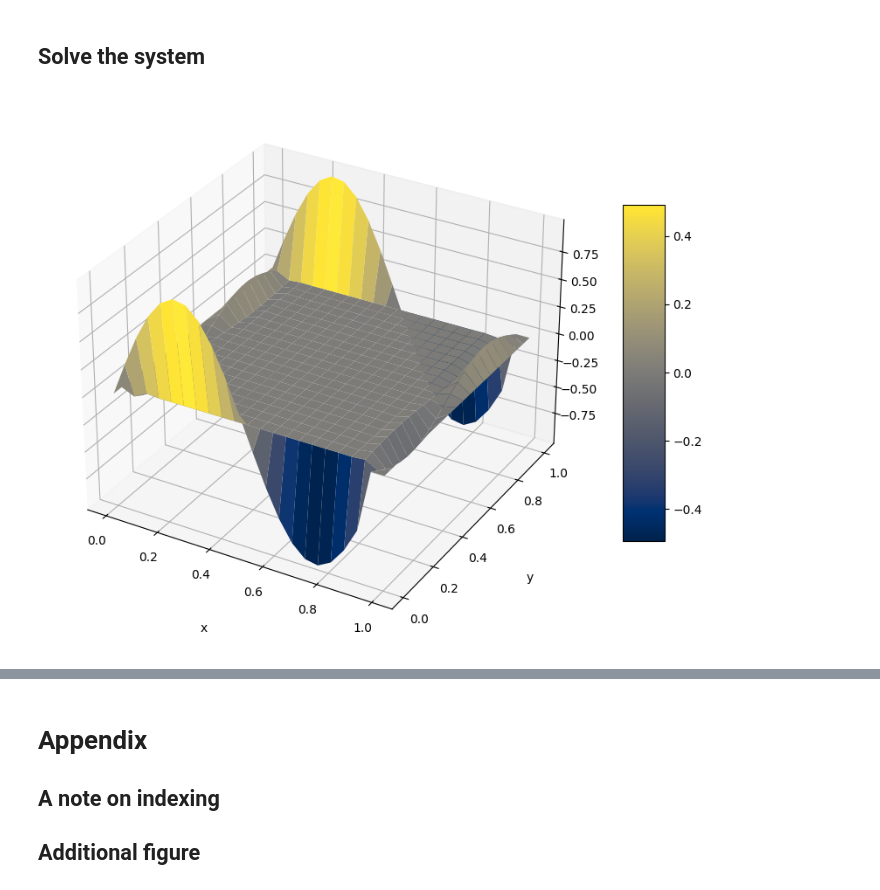
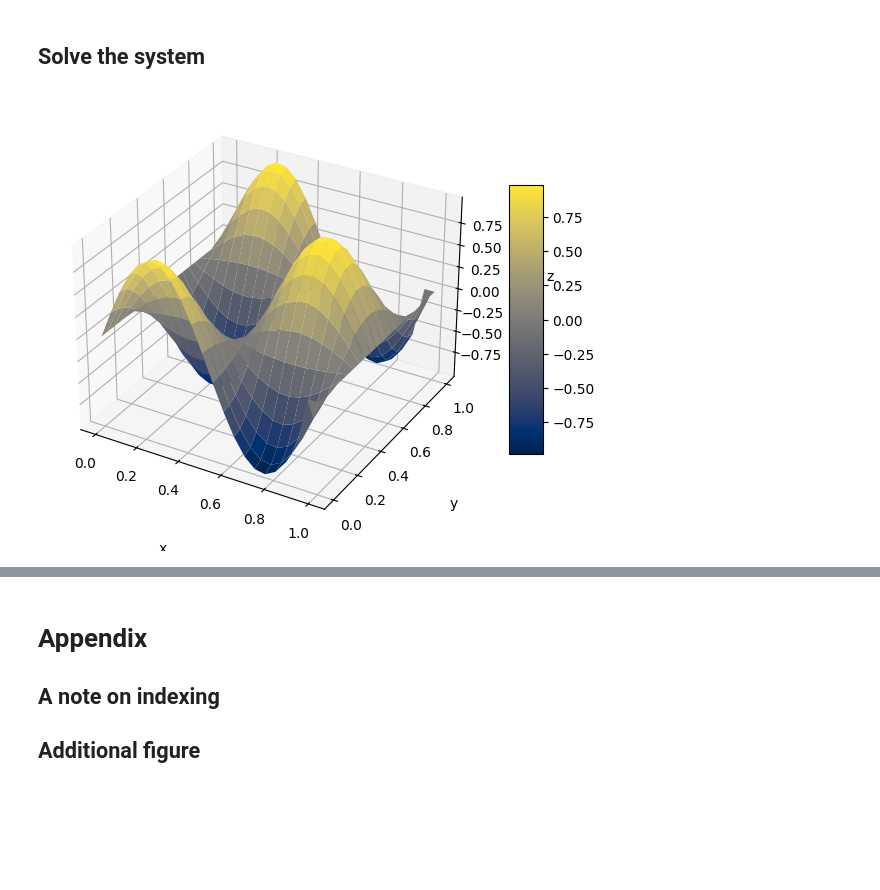
Before and after one commit to GabeXxX/NAPDE-Coursework, a Jupyter notebook: Finite difference and Poisson equation.ipynb, the cells around one changed output, grey strips where cells are left out. Drawn from its saved outputs; the diff is of its cells as text; code cells hidden in the pictures; blank space fills up the shorter version.

Commit message:
fd solver implemented

```diff
--- a/Finite difference and Poisson equation.ipynb
+++ b/Finite difference and Poisson equation.ipynb
@@ -359,10 +369,10 @@ plt.show()
 ## Implement the finite difference solver
 # %%
 # Compute A
-def compute_A(h, n_x, n_y):
+def compute_A(n_x, n_y):
 
     D = np.eye(n_x)
-    k = [np.ones(n_x-1),4*np.ones(n_x), np.ones(n_x-1)]
+    k = [np.ones(n_x-1),-4*np.ones(n_x), np.ones(n_x-1)]
     T = scipy.sparse.diags(k, [-1,0,1]).toarray()
 
     I1 = np.eye(n_y)
@@ -376,7 +386,7 @@ def compute_A(h, n_x, n_y):
 
     return A
 # %%
-A = compute_A(h, n_x,n_y)
+A = compute_A(n_x,n_y)
 plt.spy(A)
 # %% [output]
 <matplotlib.image.AxesImage at 0x...>
@@ -394,28 +404,25 @@ def compute_f(n,n_x,n_y):
 
 # Compute the boundary vector b = b_top/bottom + b_left/right
 def compute_b(n, n_x, n_y):
-    b = np.zeros(n_x)
+
+    b_top_bottom=np.zeros(n)
+    for i in range (0,n_x):
+        b_top_bottom[i]=g_top_bottom(x[i+1]) # Bottom Boundary
+        b_top_bottom[i+(n_x)*(n_y-1)]=g_top_bottom(x[i+1]) # Top Boundary
 
     b_left_right=np.zeros(n)
-    for i in range (0,n_y):
-        b_left_right[i]=g_left_right() # Left Boundary
-        b_left_right[i+n_y*(n_x-1)]= g_left_right() # Right Boundary
+    for j in range (0,n_y):
+        b_left_right[(n_y)*j]=g_left_right() # Left Boundary
+        b_left_right[n_y-1+(n_y)*j]=g_left_right() # Right Boundary
 
-    b_top_bottom=np.zeros(n)
-    for j in range (0,n_x):
-        b_top_bottom[n_x*j]=g_top_bottom(x[j+1]) # Bottom Boundary
-        b_top_bottom[n_x-1+n_x*j]=g_top_bottom(x[j+1]) # Top Boundary
-
-    b=b_left_right+b_top_bottom
-
-    return b
+    return b_left_right+b_top_bottom
 # %%
 def discrete_poisson_problem_solver(a,b,c,d,h, n, n_x, n_y):
-    A = compute_A(h, n_x, n_y,)
-    b = compute_b(n, n_x, n_y)
+    A = compute_A(n_x, n_y,)
+    bv = compute_b(n, n_x, n_y)
     fv = compute_f(n, n_x, n_y)
 
-    u_h = np.linalg.solve(A, -h**2*fv-b)
+    u_h = np.linalg.solve(A, -(h**2)*fv-bv)
 
     return u_h
 # %% [markdown]
@@ -428,17 +435,16 @@ sol = discrete_poisson_problem_solver(a,b,c,d,h,n,n_x,n_y)
 u_h[1:n_x+1, 1:n_y+1] = sol.reshape((n_x,n_y))
 # %%
 # Visualize the result
-# Plot the source term f
-fig = plt.figure(figsize = (10,10))
+fig = plt.figure(figsize = (7,7))
 ax = plt.axes(projection='3d')
 surf = ax.plot_surface(xv, yv, u_h, cmap = plt.cm.cividis)
 
 # Set axes label
 ax.set_xlabel('x', labelpad=20)
 ax.set_ylabel('y', labelpad=20)
 ax.set_zlabel('z', labelpad=20)
 
 fig.colorbar(surf, shrink=0.5, aspect=8)
 plt.show()
 # %% [output]
-[figure, old version]
+[figure, new version]
```
Also changed, not shown: parts of 9 cells of this notebook.
